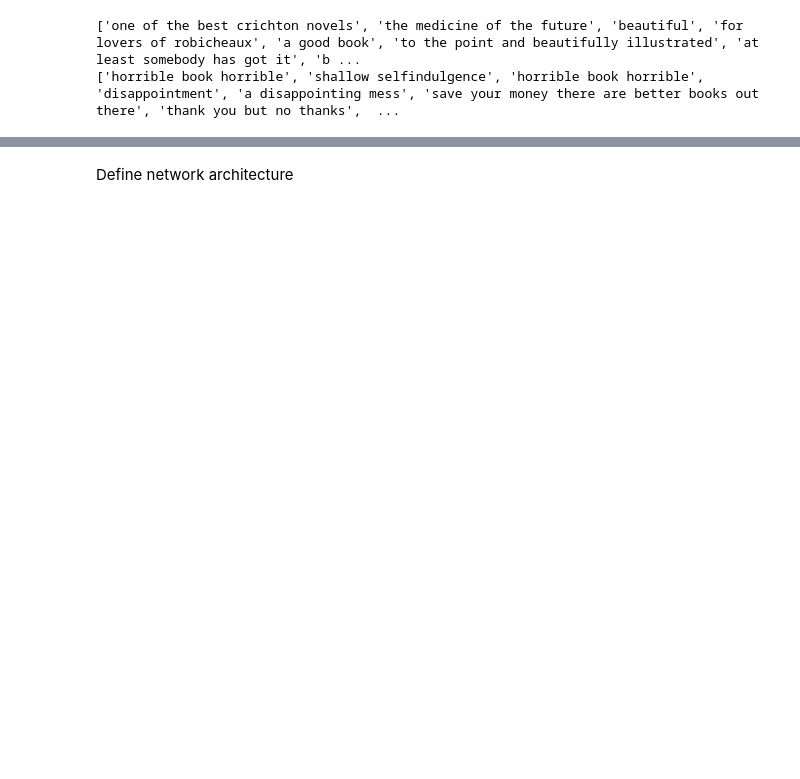
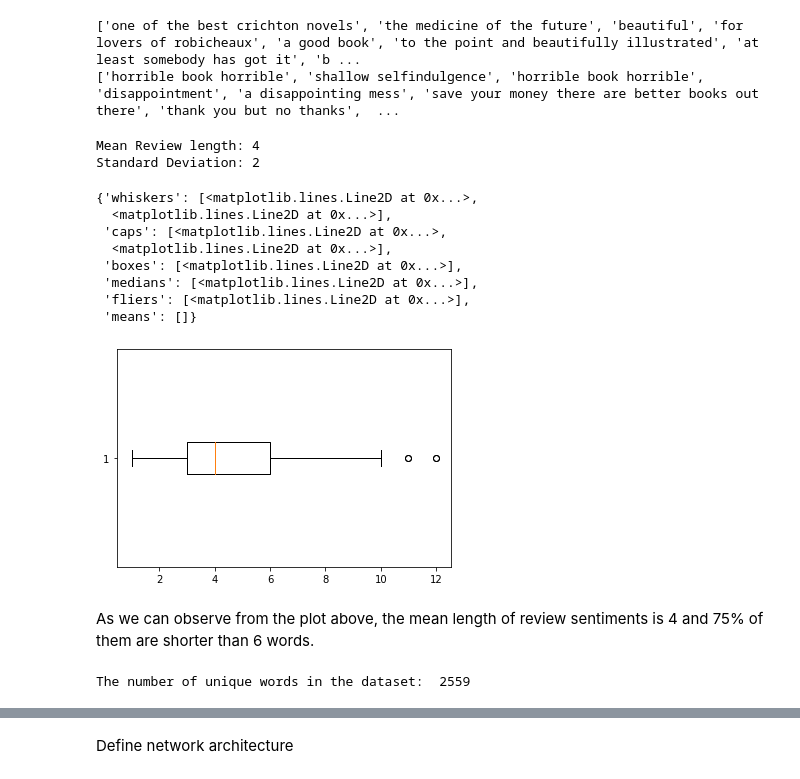
Before and after one commit to c98elena/Sentiment-Analysis-for-review-classification., a Jupyter notebook: L3T20.ipynb, the cells around one changed output, grey strips where cells are left out. Cells and saved outputs as stored; diff of their text form; code cells hidden in the pictures; blank space fills up the shorter version.

```diff
--- a/L3T20.ipynb
+++ b/L3T20.ipynb
@@ -71,3 +68,34 @@ labels  = to_categorical(to_numeric_label(word_labels))
+# %%
+# - Calculate and report the mean review size, its standard deviation and create a boxplot.
+
+# calculate mean review size
+lengths = [len(i.split()) for i in data]
+mean_review_size = round(np.mean(lengths))
+
+print("Mean Review length:", mean_review_size)
+print("Standard Deviation:", round(np.std(lengths)))
+
+plt.boxplot(lengths, vert=False)
+# %% [output]
+Mean Review length: 4
+Standard Deviation: 2
+{'whiskers': [<matplotlib.lines.Line2D at 0x...>,
+  <matplotlib.lines.Line2D at 0x...>],
+ 'caps': [<matplotlib.lines.Line2D at 0x...>,
+  <matplotlib.lines.Line2D at 0x...>],
+ 'boxes': [<matplotlib.lines.Line2D at 0x...>],
+ 'medians': [<matplotlib.lines.Line2D at 0x...>],
+ 'fliers': [<matplotlib.lines.Line2D at 0x...>],
+ 'means': []}
+[figure, added]
+# %% [markdown]
+As we can observe from the plot above, the mean length of review sentiments is 4 and 75% of them are shorter than 6 words.
+# %%
+# - Calculate the number of unique words in the dataset
+words = " ".join(data).split()
+print("The number of unique words in the dataset: ", len(np.unique(words)))
+# %% [output]
+The number of unique words in the dataset:  2559
 # %%
 # Do not modify - Tokenize the vocabulary
 from keras.preprocessing.text import Tokenizer
```
Also changed, not shown: parts of 48 cells of this notebook.
